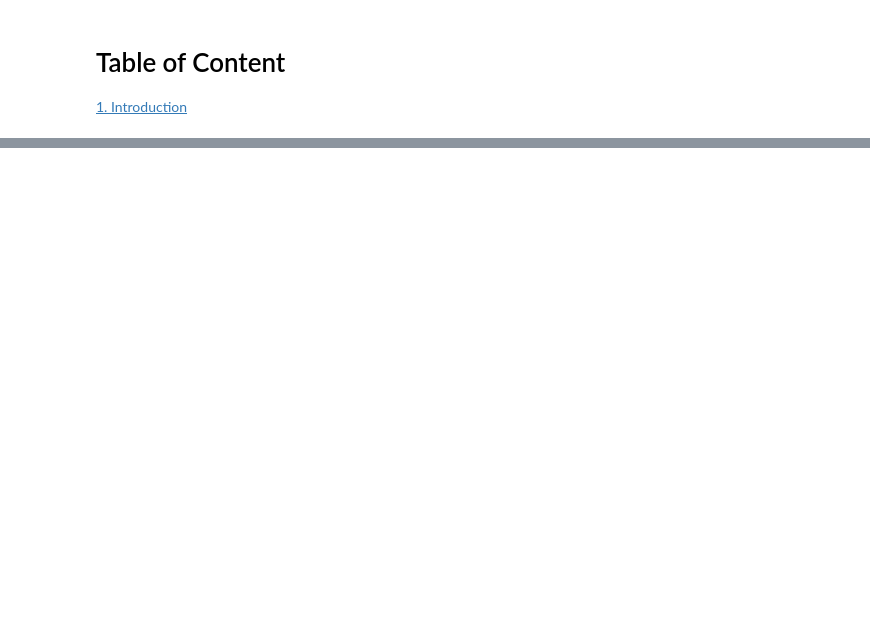
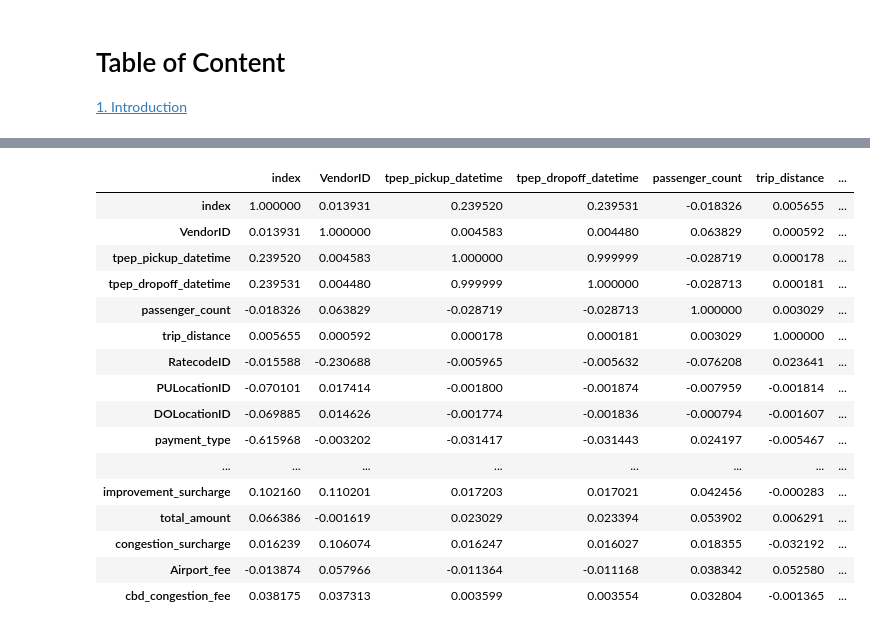
Before and after one commit to TinyHaitch/taxi_analysis, a Jupyter notebook: Untitled.ipynb, the cells around one changed output, grey strips where cells are left out. Cells and saved outputs as stored; diff of their text form; code cells hidden in the pictures; blank space fills up the shorter version.

```diff
--- a/Untitled.ipynb
+++ b/Untitled.ipynb
@@ -26,0 +110,21 @@ array(['index', 'VendorID', 'tpep_pickup_datetime',
+# %%
+correlation_matrix = data.drop('store_and_fwd_flag', axis= 1).corr()
+correlation_matrix
+# %% [output]
+|  | index | VendorID | tpep_pickup_datetime | tpep_dropoff_datetime | passenger_count | trip_distance | ... |
+| index | 1.000000 | 0.013931 | 0.239520 | 0.239531 | -0.018326 | 0.005655 | ... |
+| VendorID | 0.013931 | 1.000000 | 0.004583 | 0.004480 | 0.063829 | 0.000592 | ... |
+| tpep_pickup_datetime | 0.239520 | 0.004583 | 1.000000 | 0.999999 | -0.028719 | 0.000178 | ... |
+| tpep_dropoff_datetime | 0.239531 | 0.004480 | 0.999999 | 1.000000 | -0.028713 | 0.000181 | ... |
+| passenger_count | -0.018326 | 0.063829 | -0.028719 | -0.028713 | 1.000000 | 0.003029 | ... |
+| trip_distance | 0.005655 | 0.000592 | 0.000178 | 0.000181 | 0.003029 | 1.000000 | ... |
+| RatecodeID | -0.015588 | -0.230688 | -0.005965 | -0.005632 | -0.076208 | 0.023641 | ... |
+| PULocationID | -0.070101 | 0.017414 | -0.001800 | -0.001874 | -0.007959 | -0.001814 | ... |
+| DOLocationID | -0.069885 | 0.014626 | -0.001774 | -0.001836 | -0.000794 | -0.001607 | ... |
+| payment_type | -0.615968 | -0.003202 | -0.031417 | -0.031443 | 0.024197 | -0.005467 | ... |
+| ... | ... | ... | ... | ... | ... | ... | ... |
+| improvement_surcharge | 0.102160 | 0.110201 | 0.017203 | 0.017021 | 0.042456 | -0.000283 | ... |
+| total_amount | 0.066386 | -0.001619 | 0.023029 | 0.023394 | 0.053902 | 0.006291 | ... |
+| congestion_surcharge | 0.016239 | 0.106074 | 0.016247 | 0.016027 | 0.018355 | -0.032192 | ... |
+| Airport_fee | -0.013874 | 0.057966 | -0.011364 | -0.011168 | 0.038342 | 0.052580 | ... |
+| cbd_congestion_fee | 0.038175 | 0.037313 | 0.003599 | 0.003554 | 0.032804 | -0.001365 | ... |
```
Also changed, not shown: parts of 10 cells of this notebook.
